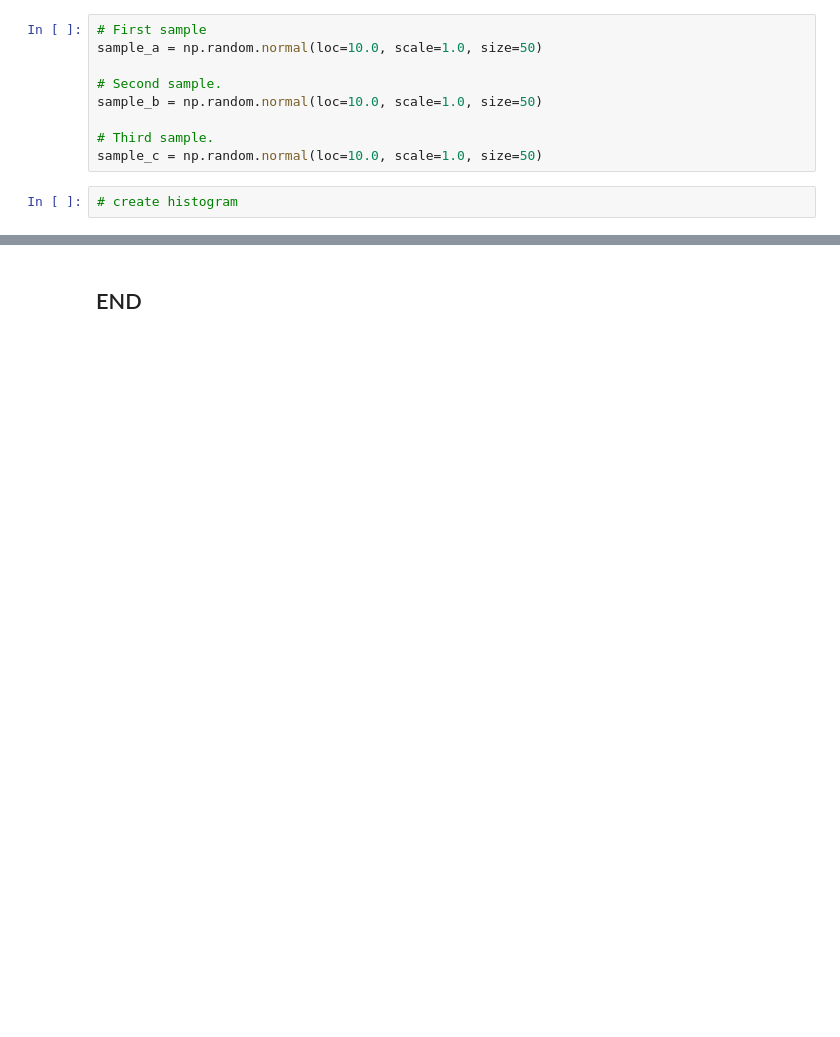
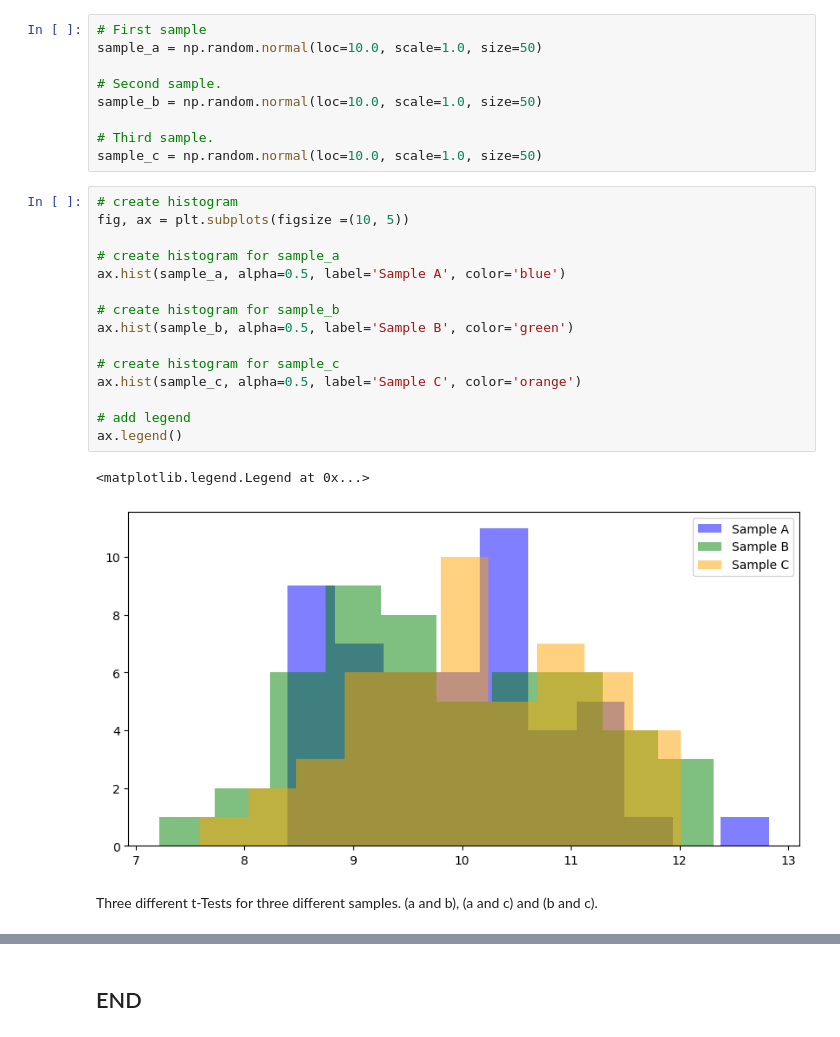
Before and after one commit to GraceMarySmyth/applied-statistics-assessment, a Jupyter notebook: problems.ipynb, the cells around one changed output, grey strips where cells are left out. Saved outputs shown, nothing was run; the diff lists cells and outputs as text; blank space fills up the shorter version.

```diff
--- a/problems.ipynb
+++ b/problems.ipynb
@@ -1347,3 +1347,21 @@ sample_b = np.random.normal(loc=10.0, scale=1.0, size=50)
 sample_c = np.random.normal(loc=10.0, scale=1.0, size=50)
 # %%
 # create histogram
+fig, ax = plt.subplots(figsize =(10, 5))
+
+# create histogram for sample_a
+ax.hist(sample_a, alpha=0.5, label='Sample A', color='blue')
+
+# create histogram for sample_b
+ax.hist(sample_b, alpha=0.5, label='Sample B', color='green')
+
+# create histogram for sample_c
+ax.hist(sample_c, alpha=0.5, label='Sample C', color='orange')
+
+# add legend
+ax.legend()
+# %% [output]
+<matplotlib.legend.Legend at 0x...>
+[figure, added]
+# %% [markdown]
+Three different t-Tests for three different samples. (a and b), (a and c) and (b and c).
```
Also changed, not shown: parts of 43 cells of this notebook, 1 other file.
